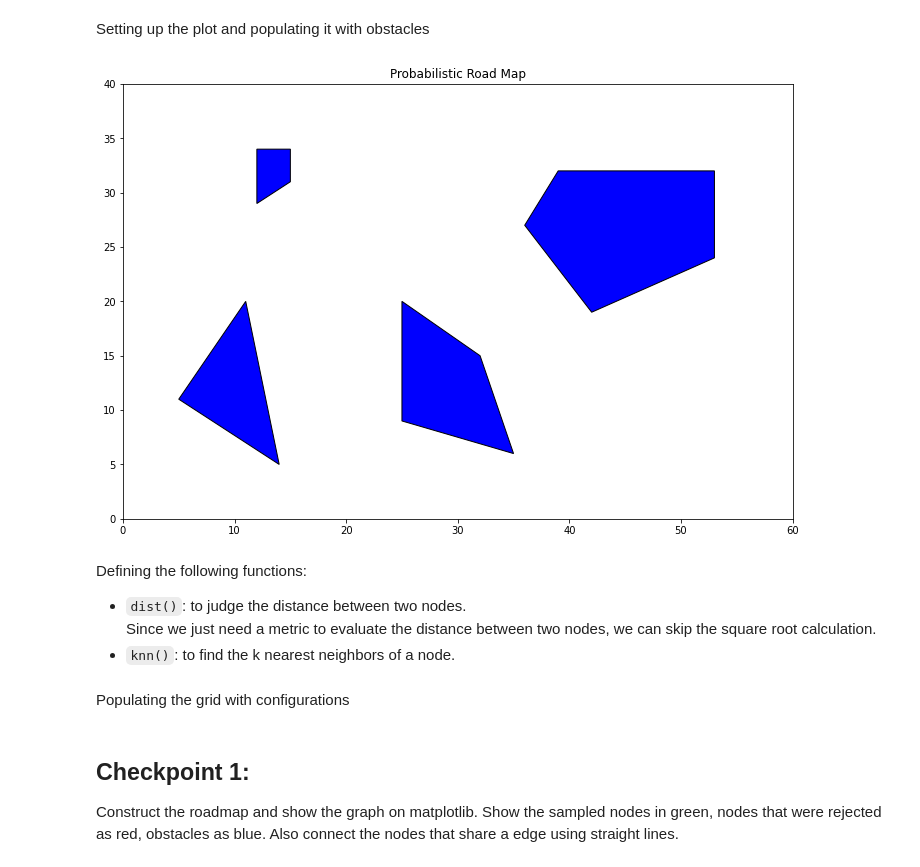
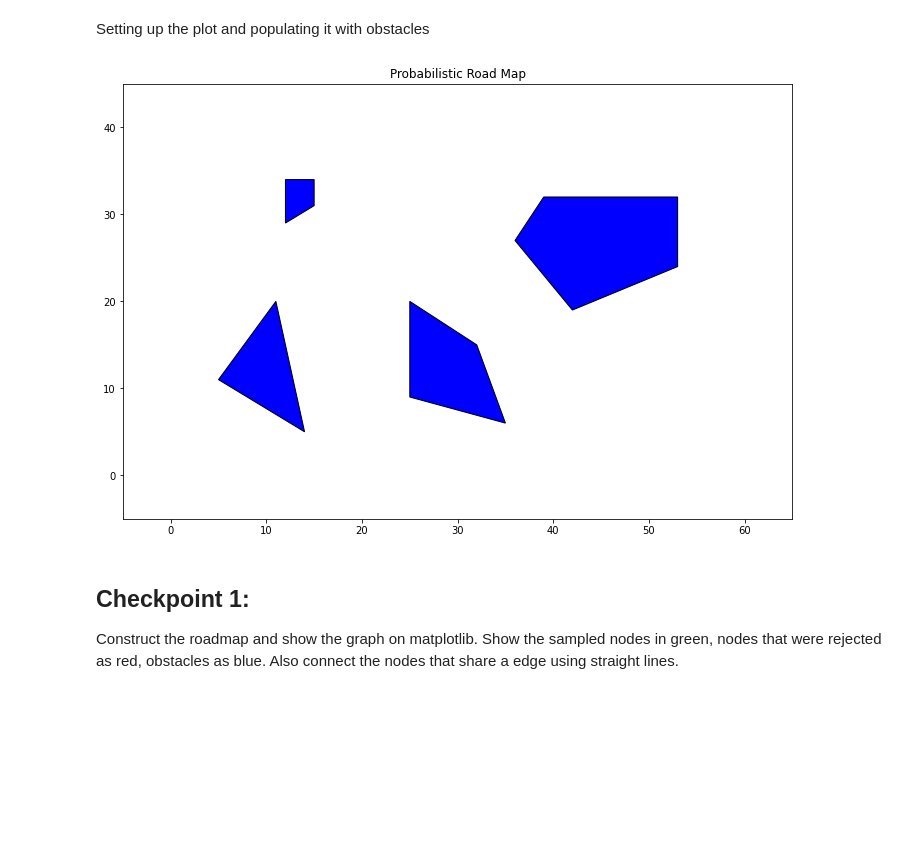
Before and after one commit to ashwinpra/swarm-tasks, a Jupyter notebook: 2-multiple-query-PRM-APF-planner/main.ipynb, the cells around one changed output. Cells and saved outputs as stored; diff of their text form; code cells hidden in the pictures; blank space fills up the shorter version.

```diff
--- a/2-multiple-query-PRM-APF-planner/main.ipynb
+++ b/2-multiple-query-PRM-APF-planner/main.ipynb
@@ -16,27 +65,23 @@ Setting up the plot and populating it with obstacles
 # %%
 plt.rcParams['figure.figsize'] = (12, 8)
 x = np.linspace(0, 60, 10)
 y = np.linspace(0, 40, 10)
 fig,ax = plt.subplots()
 
 ax.set_title('Probabilistic Road Map')
 
+obstacles = []
 with open("obstacles.txt") as f:
     for line in f:
         coord_arr = []
         vertices_arr = line.split()
         # join each 2 consecutive values and form an array of coordinates
         for i in range(0, len(vertices_arr), 2):
             coord_arr.append((int(vertices_arr[i]), int(vertices_arr[i+1])))
         p = Polygon(coord_arr, facecolor = 'blue', edgecolor = 'black')
         ax.add_patch(p)
-        ax.set_xlim([0, 60])
-        ax.set_ylim([0, 40])
-        #plt.fill(vertices_arr[::2], vertices_arr[1::2])
+        ax.set_xlim([-5, 65])
+        ax.set_ylim([-5, 45])
+        obstacles.append(coord_arr)
 # %% [output]
-[figure, old version]
+[figure, new version]
-# %% [markdown]
-Defining the following functions:
-- `dist()`: to judge the distance between two nodes.\
-Since we just need a metric to evaluate the distance between two nodes, we can skip the square root calculation.
-- `knn()`: to find the k nearest neighbors of a node.
@@ -50,2 +87,0 @@ def knn(q,Q,k):
-# %% [markdown]
-Populating the grid with configurations
```
Also changed, not shown: parts of 13 cells of this notebook, 32 other files.
